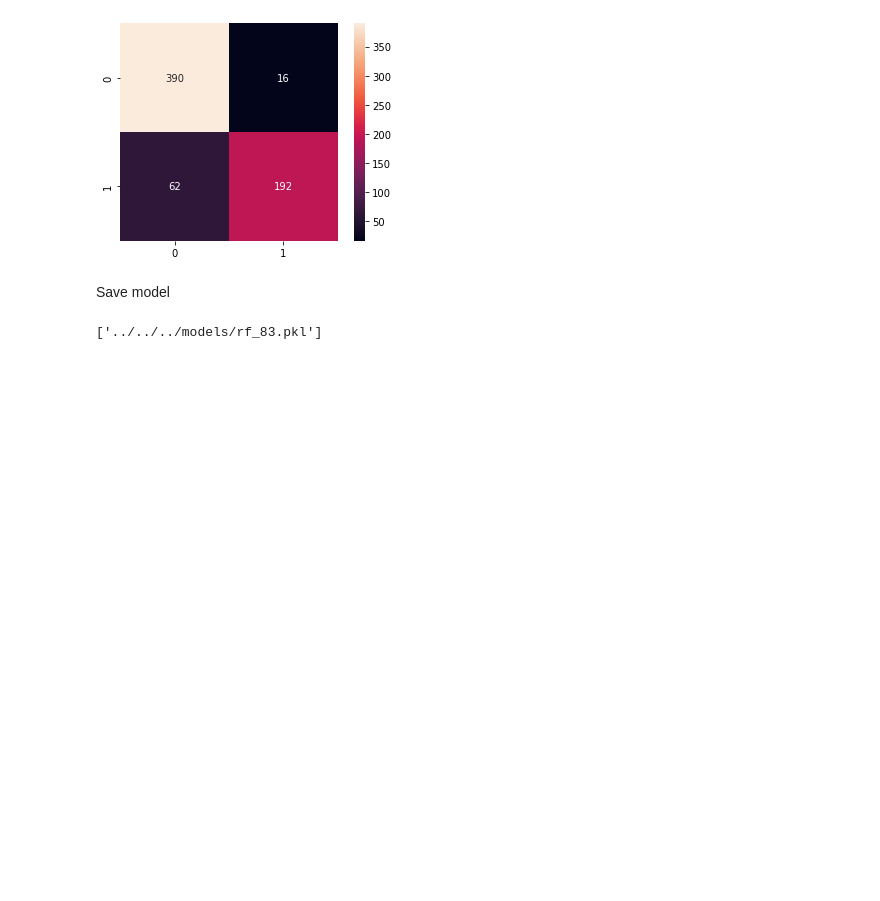
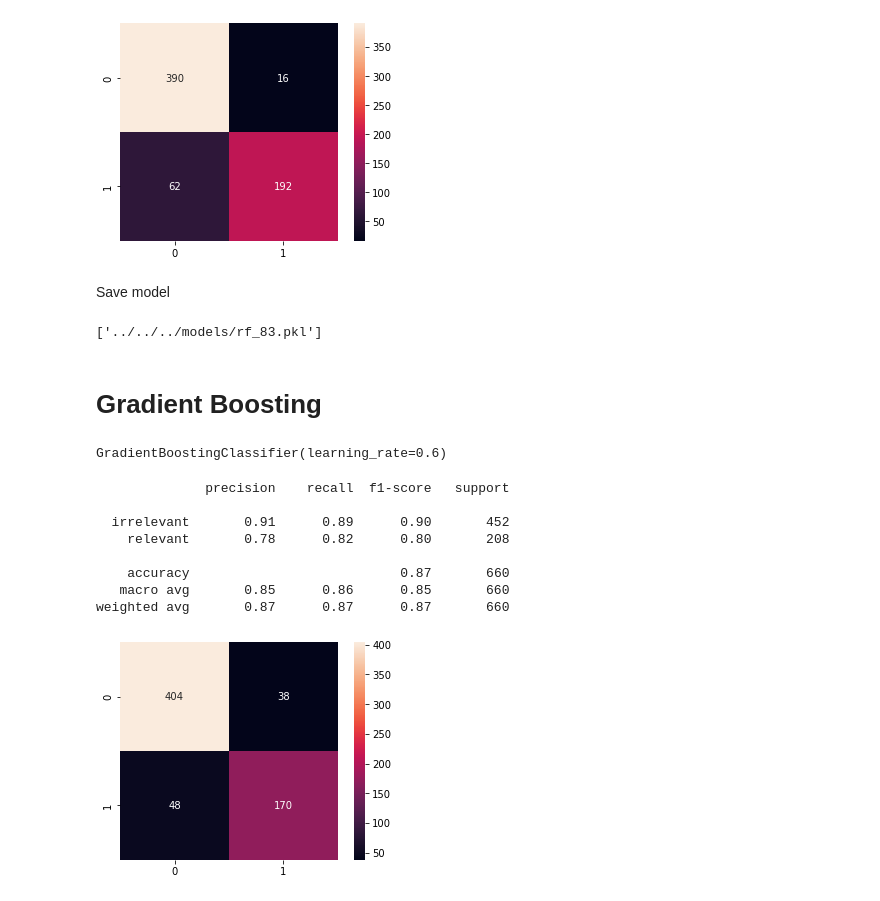
Before and after one commit to Isaac1o/CDFW, a Jupyter notebook: twitter/coyotes/geo_grid/notebooks/modeling_notebooks/word_embeddings_rf.ipynb, the cells around one changed output. Saved outputs shown, nothing was run; the diff lists cells and outputs as text; code cells hidden in the pictures; blank space fills up the shorter version.

```diff
--- a/twitter/coyotes/geo_grid/notebooks/modeling_notebooks/word_embeddings_rf.ipynb
+++ b/twitter/coyotes/geo_grid/notebooks/modeling_notebooks/word_embeddings_rf.ipynb
@@ -288,0 +295,2 @@ Save model
+# %% [markdown]
+# Gradient Boosting
@@ -288,0 +299,17 @@ Save model
+# %%
+gbc = GradientBoostingClassifier(min_samples_leaf=1, n_estimators=100, learning_rate=0.6)
+gbc.fit(X_train, y_train)
+# %% [output]
+GradientBoostingClassifier(learning_rate=0.6)
+# %%
+print_scores(gbc, y_test, X_test)
+# %% [output]
+              precision    recall  f1-score   support
+
+  irrelevant       0.91      0.89      0.90       452
+    relevant       0.78      0.82      0.80       208
+
+    accuracy                           0.87       660
+   macro avg       0.85      0.86      0.85       660
+weighted avg       0.87      0.87      0.87       660
+[figure, added]
```
Also changed, not shown: parts of 4 cells of this notebook.
